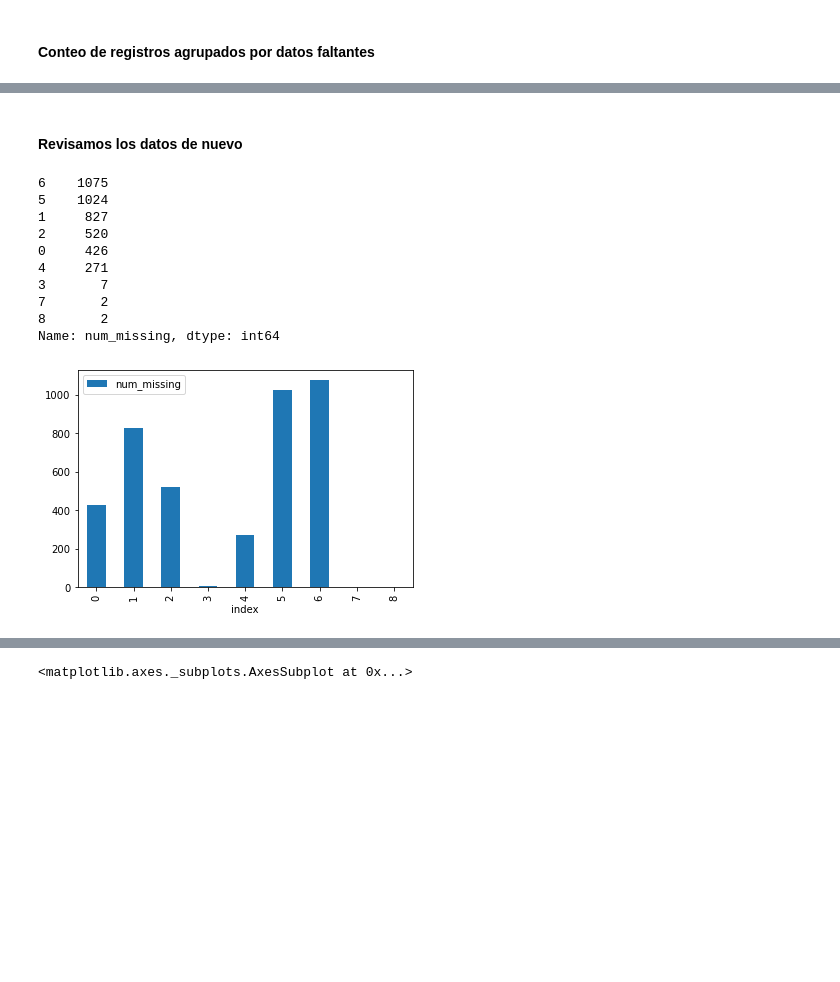
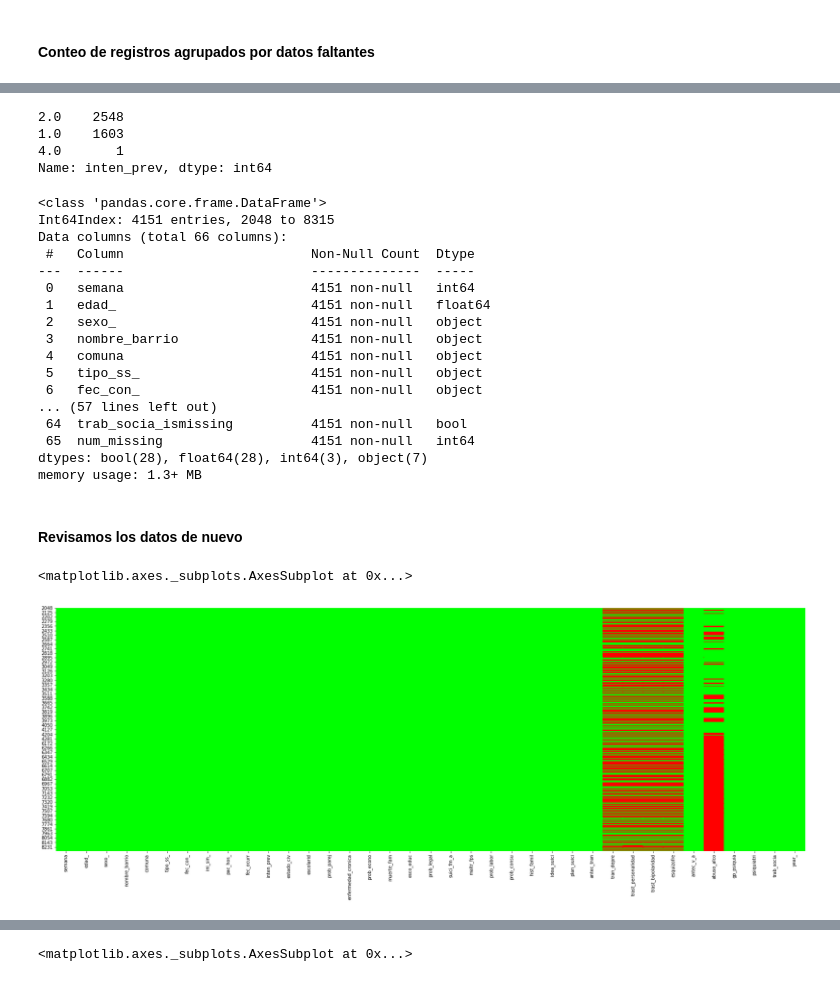
Before and after one commit to sescobar99/MS-labs, a Jupyter notebook: Proyecto/Limpieza/Clean.ipynb, the cells around one changed output, grey strips where cells are left out. Saved outputs shown, nothing was run; the diff lists cells and outputs as text; code cells hidden in the pictures; blank space fills up the shorter version.

```diff
--- a/Proyecto/Limpieza/Clean.ipynb
+++ b/Proyecto/Limpieza/Clean.ipynb
@@ -206,20 +197,44 @@ memory usage: 1.4+ MB
+# %%
+df2['inten_prev'].value_counts()
+# %% [output]
+2.0    2548
+1.0    1603
+4.0       1
+Name: inten_prev, dtype: int64
+# %%
+df2 = df2[df2['inten_prev'].notnull()]
+df2 = df2[df2['inten_prev'] != 4]
+df2.info()
+# %% [output]
+<class 'pandas.core.frame.DataFrame'>
+Int64Index: 4151 entries, 2048 to 8315
+Data columns (total 66 columns):
+ #   Column                        Non-Null Count  Dtype
+---  ------                        --------------  -----
+ 0   semana                        4151 non-null   int64
+ 1   edad_                         4151 non-null   float64
+ 2   sexo_                         4151 non-null   object
+ 3   nombre_barrio                 4151 non-null   object
+ 4   comuna                        4151 non-null   object
+ 5   tipo_ss_                      4151 non-null   object
+ 6   fec_con_                      4151 non-null   object
+... (57 lines left out)
+ 64  trab_socia_ismissing          4151 non-null   bool
+ 65  num_missing                   4151 non-null   int64
+dtypes: bool(28), float64(28), int64(3), object(7)
+memory usage: 1.3+ MB
 # %% [markdown]
 #### Revisamos los datos de nuevo
 # %%
-df2['num_missing'].value_counts().reset_index().sort_values(by='index').plot.bar(x='index', y='num_missing')
-df2['num_missing'].value_counts()
+# df2['num_missing'].value_counts().reset_index().sort_values(by='index').plot.bar(x='index', y='num_missing')
+# df2['num_missing'].value_counts()
-# %% [output]
-6    1075
-5    1024
-1     827
-2     520
-0     426
-4     271
-3       7
-7       2
-8       2
-Name: num_missing, dtype: int64
-[figure, removed]
+# %%
+fig, ax = plt.subplots(figsize=(30,10))# Sample figsize in inches
+cols = df2.columns[:columns_number]
+sns.heatmap(df2[cols].isnull(), cmap=sns.color_palette(colours), ax=ax, cbar=False)
+# %% [output]
+<matplotlib.axes._subplots.AxesSubplot at 0x...>
+[figure, added]
 # %%
 for col in df2.columns:
     pct_missing = np.mean(df2[col].isnull())
```
Also changed, not shown: parts of 17 cells of this notebook.
